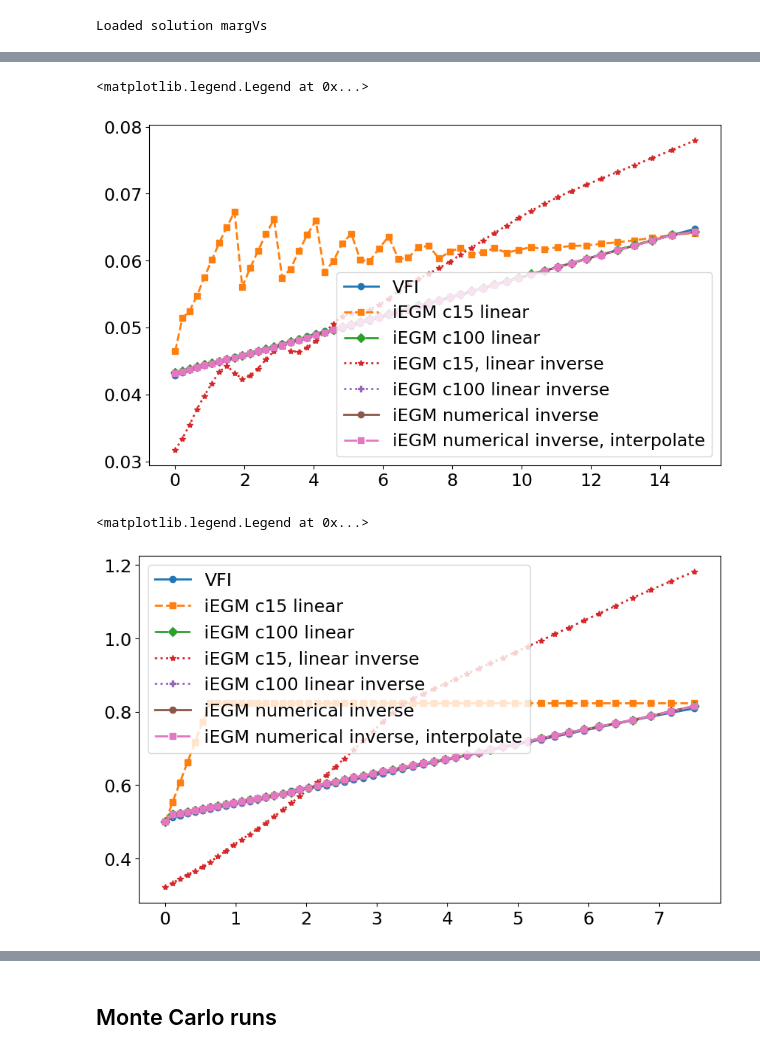
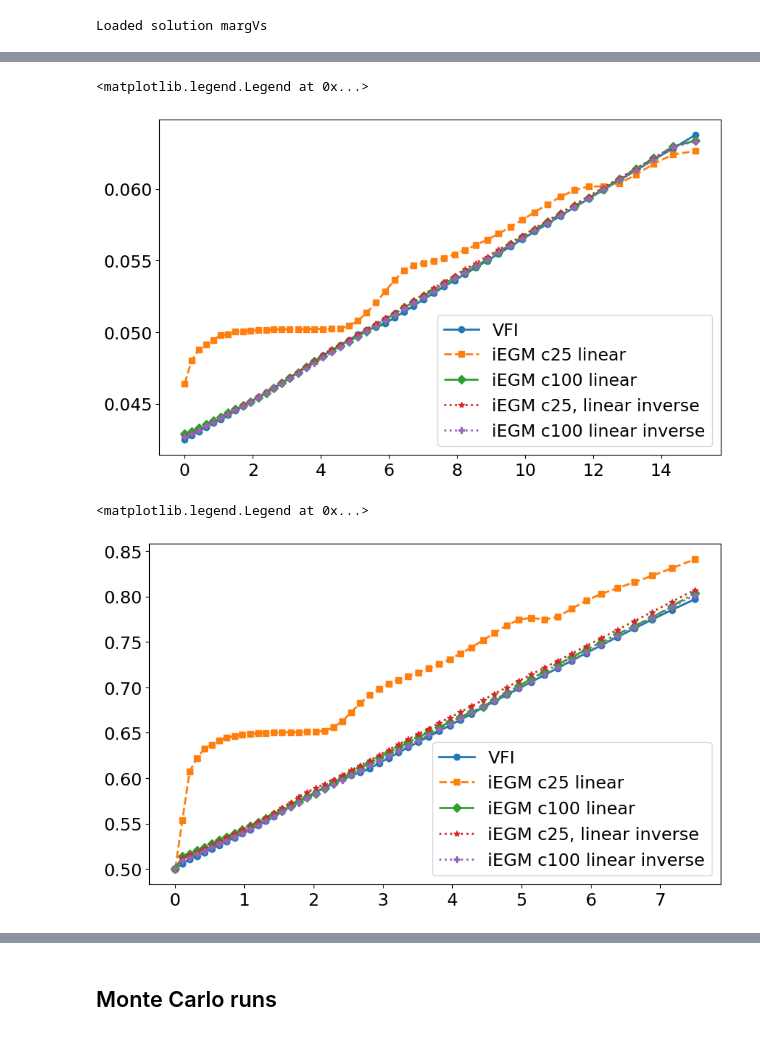
Before and after one commit to ThomasHJorgensen/iEGM, a Jupyter notebook: 02. LimitedCommmitmentModel.ipynb, the cells around one changed output, grey strips where cells are left out. Cells and saved outputs as stored; diff of their text form; code cells hidden in the pictures.

```diff
--- a/02. LimitedCommmitmentModel.ipynb
+++ b/02. LimitedCommmitmentModel.ipynb
@@ -76,7 +71,7 @@ settings = {
 
 solution_specs = {'solution': {'latexname':'Solution', 'par':{**settings, 'do_egm':False, 'num_A': 250, 'num_Ctot':250, 'num_power':101, 'num_love':101}}}
 
-num_margu = 15
+num_margu = 25
 
 specs = {
     'model 1':{'latexname':'VFI', 'par':{**settings, 'use_external_solution':True, 'do_egm':False}},
@@ -84,16 +79,9 @@ specs = {
     'model 3':{'latexname':'iEGM c100 linear', 'par':{**settings, 'use_external_solution':True, 'num_marg_u':100}},
     'model 4':{'latexname':f'iEGM c{num_margu}, linear inverse', 'par':{**settings, 'use_external_solution':True, 'num_marg_u':num_margu, 'interp_inverse': True}},
     'model 5':{'latexname':'iEGM c100 linear inverse', 'par':{**settings, 'use_external_solution':True, 'num_marg_u':100, 'interp_inverse': True}},
-    'model 6':{'latexname':'iEGM numerical inverse', 'par':{**settings, 'use_external_solution':True, 'num_marg_u':100, 'interp_method': "numerical"}},
-    'model 7':{'latexname':'iEGM numerical inverse, interpolate', 'par':{**settings, 'use_external_solution':True, 'interp_intra_period_in_num_inverse':True, 'num_marg_u':100, 'interp_method': "numerical"}},
+#     'model 6':{'latexname':'iEGM numerical inverse', 'par':{**settings, 'use_external_solution':True, 'num_marg_u':100, 'interp_method': "numerical"}},
+#     'model 7':{'latexname':'iEGM numerical inverse, interpolate', 'par':{**settings, 'use_external_solution':True, 'interp_intra_period_in_num_inverse':True, 'num_marg_u':100, 'interp_method': "numerical"}},
     }
-
-# specs = {'model 1':{'latexname':'VFI', 'par':{**settings, 'do_egm':False}},
-#          'model 2':{'latexname':'iEGM, linear interp', 'par':{**settings, 'do_egm': True}},
-#          'model 3':{'latexname':'iEGM, linear inverse interp', 'par':{**settings, 'do_egm': True, 'interp_inverse': True}},
-#          #'model 4':{'latexname':'EGM, numerical inverse', 'par':{**settings, 'do_egm': True, 'interp_method': "numerical"}},
-
-# }
 # %%
 # solve/load solution Marginal values
 do_load = True
@@ -108,6 +96,8 @@ if do_solve:
 
     print('Solving solution model')
     %time model_solution.solve()
+
+    model_solution.cpp.compute_margEV(model_solution.sol, model_solution.par)
 
     EmargV_start_as_couple_true = model_solution.sol.EmargV_start_as_couple
     EmargVw_start_as_single_true = model_solution.sol.EmargVw_start_as_single
@@ -179,8 +287,6 @@ Mean log10 euler error: [-5.25061126]
 grid = 'grid_A'
 var = 'power_idx'
 var = 'Cw_priv_couple_to_couple'
-#var = 'Cw_priv_single_to_couple'
-
 t = 0
 iP = 2
 iL = 1
@@ -194,31 +300,31 @@ for name, model in models.items():
     sol = model.sol
 
     ax.plot(getattr(par,grid), getattr(sol,var)[t,iP,iL], label=model.spec['latexname'], linestyle=linestyles[i], marker=markers[i], linewidth=linewidth)
-    i += 1
+    i = min(6,i + 1)
 ax.legend()
 # %% [output]
 <matplotlib.legend.Legend at 0x...>
-[figure, old version]
+[figure, new version]
 # %%
 # plot model solutions
 grid = 'grid_Aw'
 var = 'Cw_priv_single_to_single'
 
 t = 4
 
 fig, ax = plt.subplots(1, 1, figsize=(10, 6))
 i = 0
 for name, model in models.items():
 
     par = model.par
     sol = model.sol
 
     ax.plot(getattr(par,grid), getattr(sol,var)[t], label=model.spec['latexname'], linestyle=linestyles[i], marker=markers[i], linewidth=linewidth)
-    i += 1
+    i =min(6,i+ 1)
 ax.legend()
 # %% [output]
 <matplotlib.legend.Legend at 0x...>
-[figure, old version]
+[figure, new version]
 # %%
 # Re-compile and solve
 for model in models.values():
```
Also changed, not shown: parts of 12 cells of this notebook, 2 other files.
